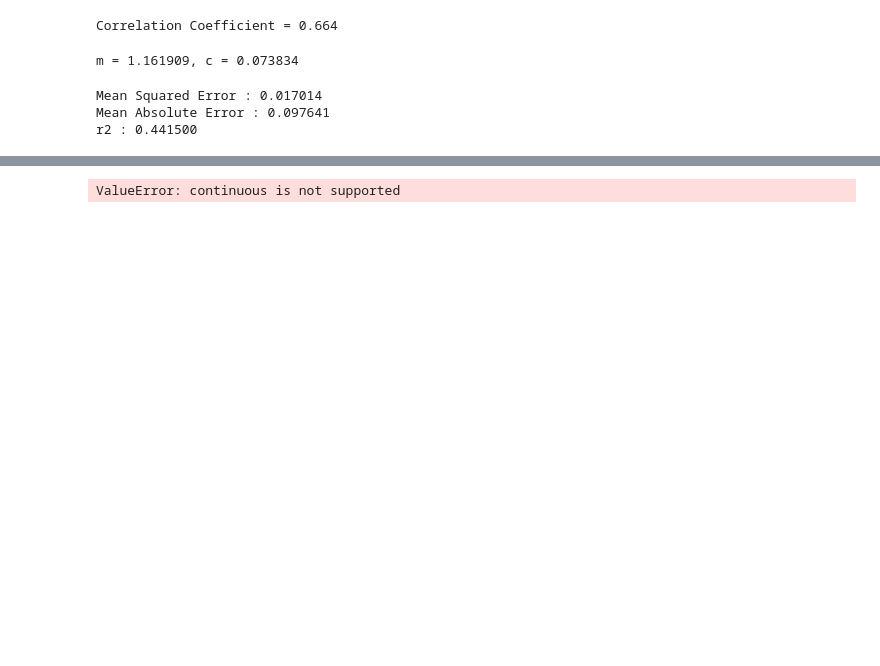
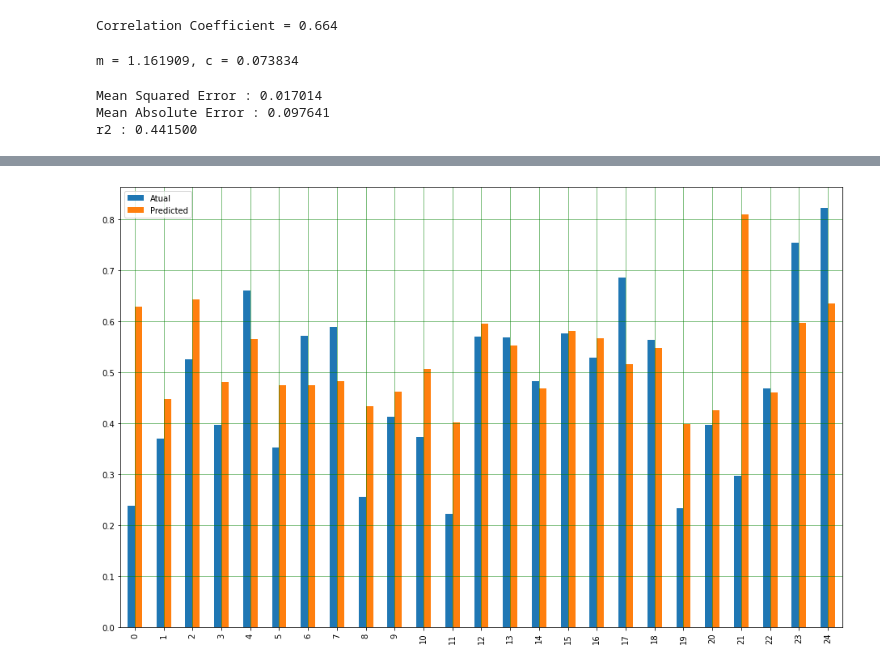
Before and after one commit to Shaashwat05/ML_basics, a Jupyter notebook: main1.ipynb, the cells around one changed output, grey strips where cells are left out. Saved outputs shown, nothing was run; the diff lists cells and outputs as text; code cells hidden in the pictures; blank space fills up the shorter version.

```diff
--- a/main1.ipynb
+++ b/main1.ipynb
@@ -65,10 +91,10 @@ y_pred = lr.coef_[0]*x_test + lr.intercept_
 # %%
-cm =confusion_matrix(y_test, y_pred)
+
 df = pd.DataFrame({'Atual' : y_test, 'Predicted': y_pred})
 df1 = df.head(25)
 df1.plot(kind='bar',figsize=(16,10))
 plt.grid(which='major', linestyle='-', linewidth='0.5', color='green')
 plt.grid(which='minor', linestyle=':', linewidth='0.5', color='black')
 plt.show()
 # %% [output]
-ValueError: continuous is not supported
+[figure, added]
```
Also changed, not shown: parts of 3 cells of this notebook.
